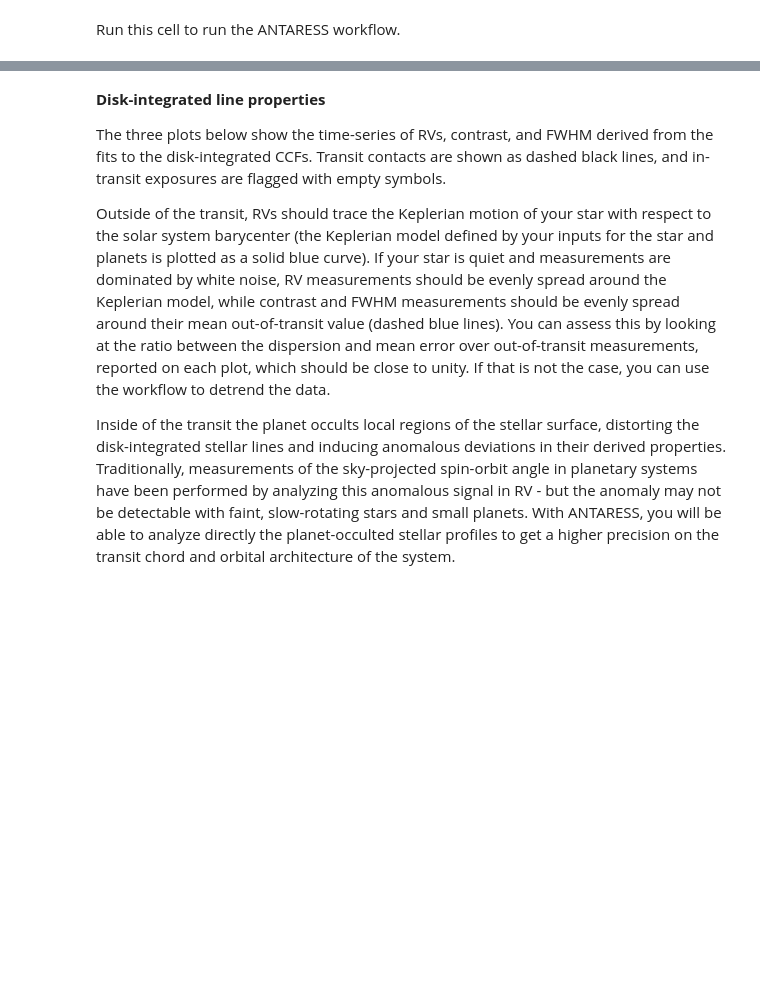
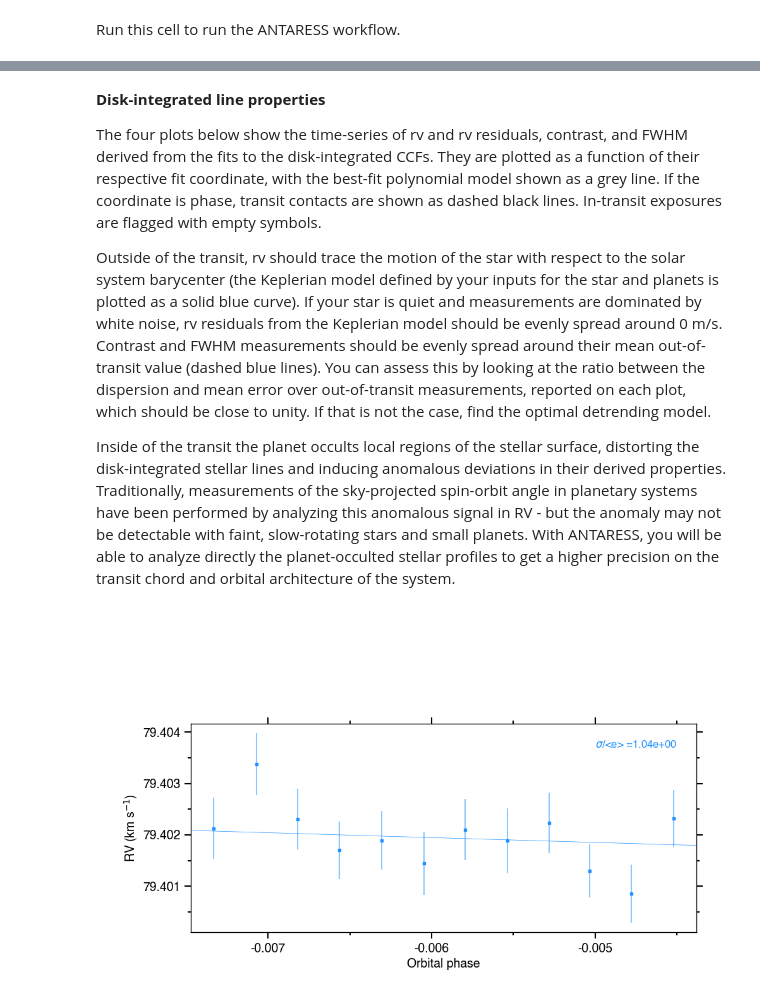
Before and after one commit to wangxianyu7/ANTARESS, a Jupyter notebook: Notebooks/ANTARESS_nbook_detrending.ipynb, the cells around one changed output, grey strips where cells are left out. Drawn from its saved outputs; the diff is of its cells as text; code cells hidden in the pictures; blank space fills up the shorter version.

```diff
--- a/Notebooks/ANTARESS_nbook_detrending.ipynb
+++ b/Notebooks/ANTARESS_nbook_detrending.ipynb
@@ -65,3 +55,4 @@ Run this cell to plot the disk-integrated CCF series with their best fits. Uncom
 # %%
-input_nbook['par']['y_range'] = [2.1e5,3.6e5]
+input_nbook['par']['x_range'] = [20.,140.]
+input_nbook['par']['y_range'] = [0.35,1.1]
 ANTARESS_nbook_bground.plot_prof(input_nbook,'DI_prof')
@@ -126,8 +152,10 @@ Image(filename = input_nbook['plot_path']+'DI_data/'+input_nbook['par']['instrum
 # %% [markdown]
 **Disk-integrated line properties**
 
-The three plots below show the time-series of RVs, contrast, and FWHM derived from the fits to the disk-integrated CCFs. Transit contacts are shown as dashed black lines, and in-transit exposures are flagged with empty symbols.
+The four plots below show the time-series of rv and rv residuals, contrast, and FWHM derived from the fits to the disk-integrated CCFs.
+They are plotted as a function of their respective fit coordinate, with the best-fit polynomial model shown as a grey line.
+If the coordinate is phase, transit contacts are shown as dashed black lines. In-transit exposures are flagged with empty symbols.
 
-Outside of the transit, RVs should trace the Keplerian motion of your star with respect to the solar system barycenter (the Keplerian model defined by your inputs for the star and planets is plotted as a solid blue curve). If your star is quiet and measurements are dominated by white noise, RV measurements should be evenly spread around the Keplerian model, while contrast and FWHM measurements should be evenly spread around their mean out-of-transit value (dashed blue lines). You can assess this by looking at the ratio between the dispersion and mean error over out-of-transit measurements, reported on each plot, which should be close to unity. If that is not the case, you can use the workflow to detrend the data.
+Outside of the transit, rv should trace the motion of the star with respect to the solar system barycenter (the Keplerian model defined by your inputs for the star and planets is plotted as a solid blue curve). If your star is quiet and measurements are dominated by white noise, rv residuals from the Keplerian model should be evenly spread around 0 m/s. Contrast and FWHM measurements should be evenly spread around their mean out-of-transit value (dashed blue lines). You can assess this by looking at the ratio between the dispersion and mean error over out-of-transit measurements, reported on each plot, which should be close to unity. If that is not the case, find the optimal detrending model.
 
 Inside of the transit the planet occults local regions of the stellar surface, distorting the disk-integrated stellar lines and inducing anomalous deviations in their derived properties. Traditionally, measurements of the sky-projected spin-orbit angle in planetary systems have been performed by analyzing this anomalous signal in RV - but the anomaly may not be detectable with faint, slow-rotating stars and small planets. With ANTARESS, you will be able to analyze directly the planet-occulted stellar profiles to get a higher precision on the transit chord and orbital architecture of the system.
@@ -136,2 +162,4 @@ Image(filename = input_nbook['plot_path']+'DI_prop/rv_phase.png')
 # %%
-Image(filename = input_nbook['plot_path']+'DI_prop/rv_res_phase.png')
+Image(filename = input_nbook['plot_path']+'DI_prop/rv_'+input_nbook['plots']['prop_DI_rv']['prop_DI_absc']+'.png')
+# %% [output]
+[figure, added]
```
Also changed, not shown: parts of 26 cells of this notebook, 10 other files.
